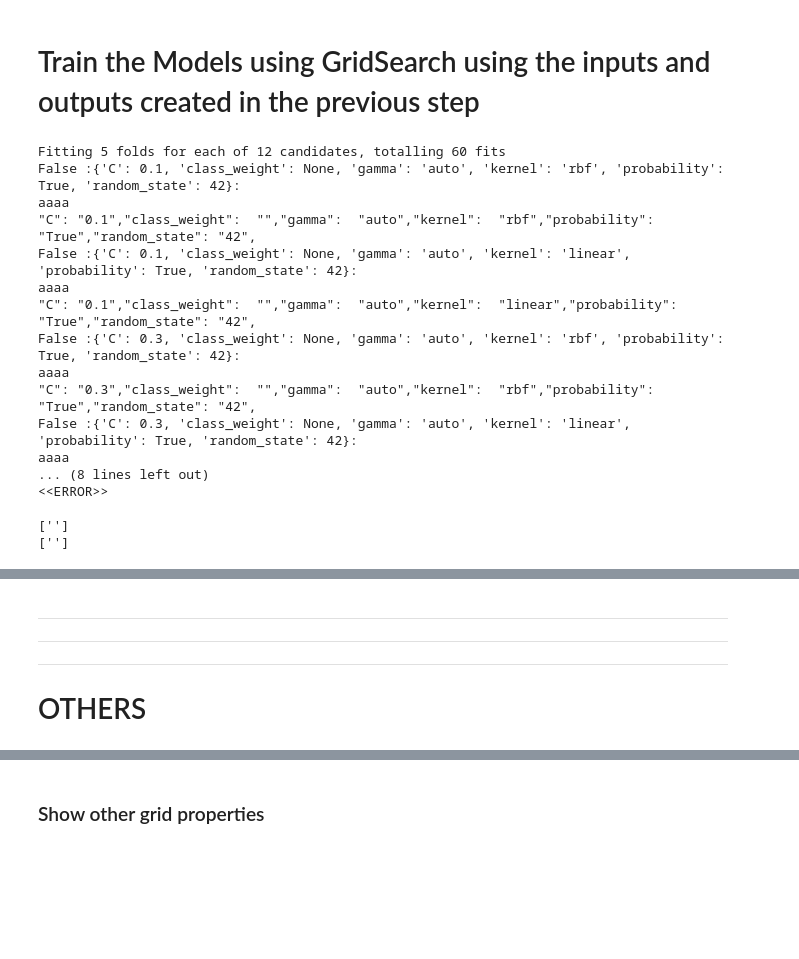
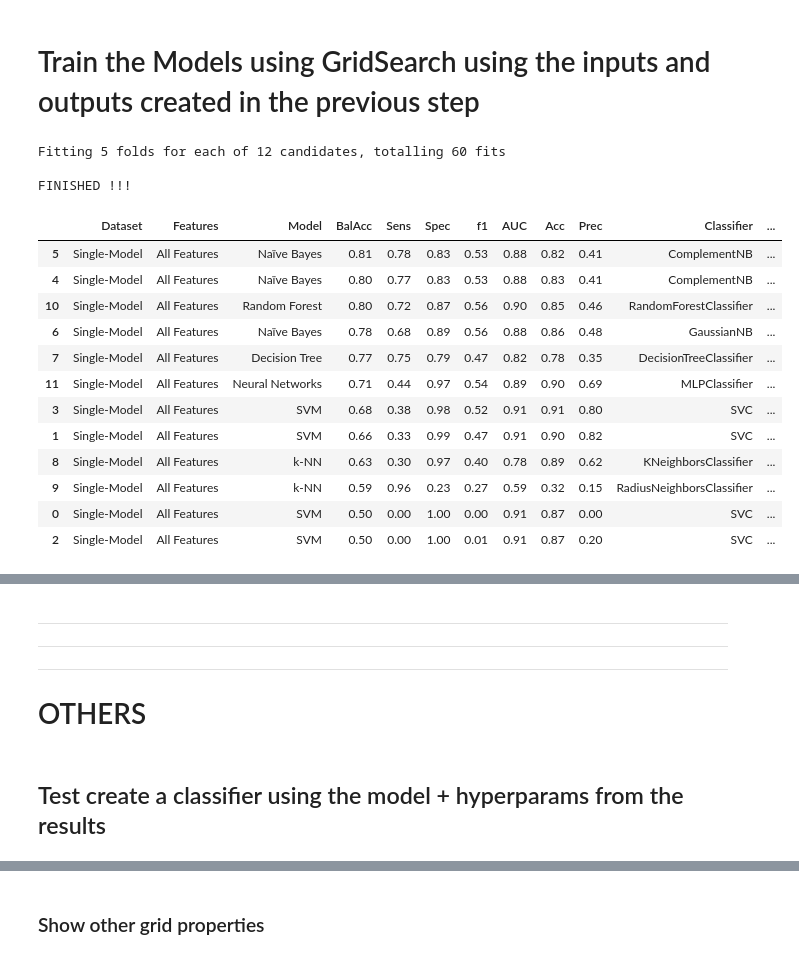
Before and after one commit to fabianopapaiz/als_prognosis_using_ensemble_imbalance, a Jupyter notebook: 05_Train_Validate_Models/05.10.1 - Single-Model Scenario - Train Models using Grid Search.ipynb, the cells around one changed output, grey strips where cells are left out. Cells and saved outputs as stored; diff of their text form; code cells hidden in the pictures; blank space fills up the shorter version.

Commit message:
ready to exec models in both Scenarios

```diff
--- a/05_Train_Validate_Models/05.10.1 - Single-Model Scenario - Train Models using Grid Search.ipynb
+++ b/05_Train_Validate_Models/05.10.1 - Single-Model Scenario - Train Models using Grid Search.ipynb
@@ -95,49 +92,48 @@ if len(param_grid) > 0:
         features_info='All Features',
         #
         n_jobs=8,
     #     scoring='roc_auc',
     )
 
 
-    df_results_aux['Hyperparams'] = df_results_aux['Hyperparams'].apply(
-        lambda x: utils_exec_models.convert_hyperparams_to_dict(x)
-    )
+#     df_results_aux['Hyperparams'] = df_results_aux['Hyperparams'].apply(
+#         lambda x: utils_exec_models.convert_hyperparams_to_dict(x)
+#     )
 
 
     if df_results is None:
         df_results = df_results_aux
     else:
         df_results = pd.concat([df_results, df_results_aux])
 
-#     clear_output(wait=True)
+    clear_output()
 
     time.sleep(2)
 
 print()
 print('FINISHED !!!')
 
 
 # sort performances results and show results
 df_results = utils_exec_models.sort_performances_results(df=df_results)
 display(df_results)
 
 # save the results
 utils.save_to_csv(df=df_results, csv_file=csv_results_saved)
 # %% [output]
 Fitting 5 folds for each of 12 candidates, totalling 60 fits
-False :{'C': 0.1, 'class_weight': None, 'gamma': 'auto', 'kernel': 'rbf', 'probability': True, 'random_state': 42}:
-aaaa
-"C": "0.1","class_weight":  "","gamma":  "auto","kernel":  "rbf","probability":  "True","random_state": "42",
-False :{'C': 0.1, 'class_weight': None, 'gamma': 'auto', 'kernel': 'linear', 'probability': True, 'random_state': 42}:
-aaaa
-"C": "0.1","class_weight":  "","gamma":  "auto","kernel":  "linear","probability":  "True","random_state": "42",
-False :{'C': 0.3, 'class_weight': None, 'gamma': 'auto', 'kernel': 'rbf', 'probability': True, 'random_state': 42}:
-aaaa
-"C": "0.3","class_weight":  "","gamma":  "auto","kernel":  "rbf","probability":  "True","random_state": "42",
-False :{'C': 0.3, 'class_weight': None, 'gamma': 'auto', 'kernel': 'linear', 'probability': True, 'random_state': 42}:
-aaaa
-... (8 lines left out)
-<<ERROR>>
 
-['']
-['']
+FINISHED !!!
+|  | Dataset | Features | Model | BalAcc | Sens | Spec | f1 | AUC | Acc | Prec | Classifier | ... |
+| 5 | Single-Model | All Features | Naïve Bayes | 0.81 | 0.78 | 0.83 | 0.53 | 0.88 | 0.82 | 0.41 | ComplementNB | ... |
+| 4 | Single-Model | All Features | Naïve Bayes | 0.80 | 0.77 | 0.83 | 0.53 | 0.88 | 0.83 | 0.41 | ComplementNB | ... |
+| 10 | Single-Model | All Features | Random Forest | 0.80 | 0.72 | 0.87 | 0.56 | 0.90 | 0.85 | 0.46 | RandomForestClassifier | ... |
+| 6 | Single-Model | All Features | Naïve Bayes | 0.78 | 0.68 | 0.89 | 0.56 | 0.88 | 0.86 | 0.48 | GaussianNB | ... |
+| 7 | Single-Model | All Features | Decision Tree | 0.77 | 0.75 | 0.79 | 0.47 | 0.82 | 0.78 | 0.35 | DecisionTreeClassifier | ... |
+| 11 | Single-Model | All Features | Neural Networks | 0.71 | 0.44 | 0.97 | 0.54 | 0.89 | 0.90 | 0.69 | MLPClassifier | ... |
+| 3 | Single-Model | All Features | SVM | 0.68 | 0.38 | 0.98 | 0.52 | 0.91 | 0.91 | 0.80 | SVC | ... |
+| 1 | Single-Model | All Features | SVM | 0.66 | 0.33 | 0.99 | 0.47 | 0.91 | 0.90 | 0.82 | SVC | ... |
+| 8 | Single-Model | All Features | k-NN | 0.63 | 0.30 | 0.97 | 0.40 | 0.78 | 0.89 | 0.62 | KNeighborsClassifier | ... |
+| 9 | Single-Model | All Features | k-NN | 0.59 | 0.96 | 0.23 | 0.27 | 0.59 | 0.32 | 0.15 | RadiusNeighborsClassifier | ... |
+| 0 | Single-Model | All Features | SVM | 0.50 | 0.00 | 1.00 | 0.00 | 0.91 | 0.87 | 0.00 | SVC | ... |
+| 2 | Single-Model | All Features | SVM | 0.50 | 0.00 | 1.00 | 0.01 | 0.91 | 0.87 | 0.20 | SVC | ... |
@@ -147,3 +145,5 @@ Exception: ERROR: list index out of range
 ---
 ---
 # OTHERS
+# %% [markdown]
+## Test create a classifier using the  model + hyperparams from the results
```
Also changed, not shown: parts of 4 cells of this notebook, 4 other files.
